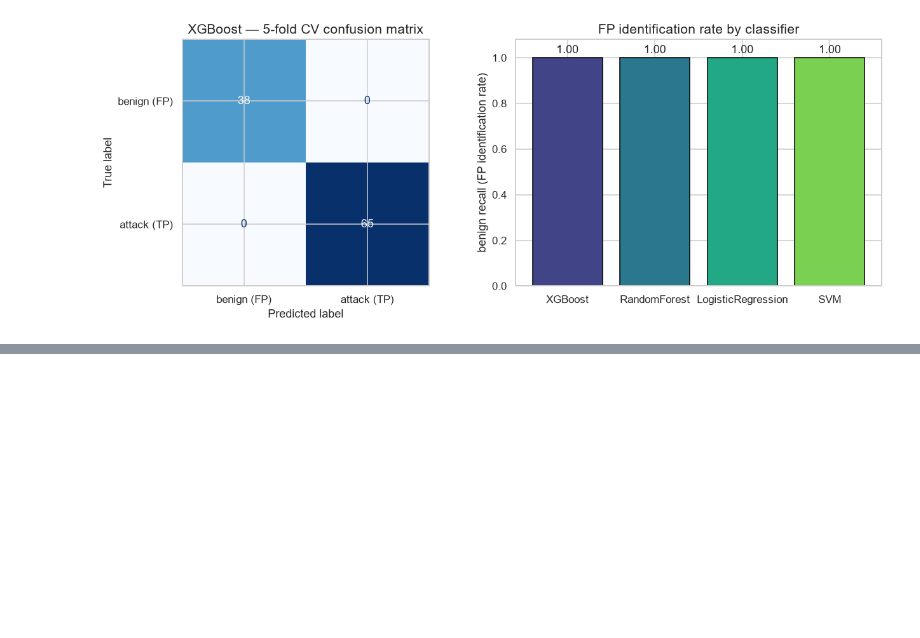
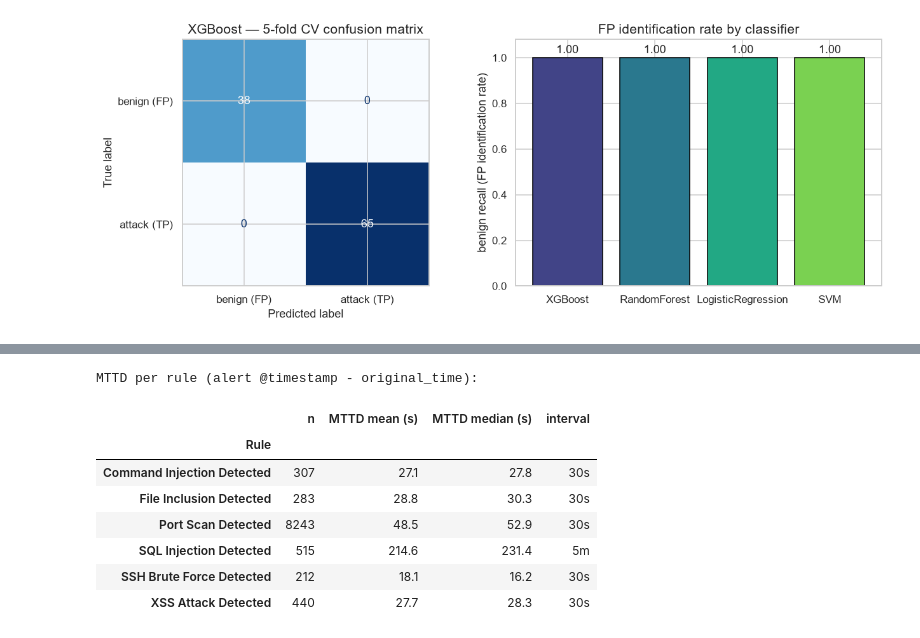
Before and after one commit to cxuan03/CyREN, a Jupyter notebook: notebooks/objective4_system_evaluation.ipynb, the cells around one changed output, grey strips where cells are left out. Drawn from its saved outputs; the diff is of its cells as text; code cells hidden in the pictures; blank space fills up the shorter version.

```diff
--- a/notebooks/objective4_system_evaluation.ipynb
+++ b/notebooks/objective4_system_evaluation.ipynb
@@ -199,0 +242,51 @@ not the headline number, is the transferable result.
+# %%
+ES_OK = False
+try:
+    from elasticsearch import Elasticsearch
+    from config.settings import settings
+    from collections import defaultdict
+    from datetime import datetime
+
+    def _get(s, d):
+        if d in s: return s[d]
+        n = s
+        for p in d.split('.'):
+            if not isinstance(n, dict) or p not in n: return None
+            n = n[p]
+        return n
+    def _p(t):
+        try: return datetime.fromisoformat(t.replace('Z', '+00:00'))
+        except Exception: return None
+
+    es = Elasticsearch(settings.ELASTICSEARCH_URL,
+                       basic_auth=(settings.ELASTICSEARCH_USER, settings.ELASTICSEARCH_PASSWORD))
+    r = es.search(index='.alerts-security.alerts-default', size=10000,
+                  sort=[{'@timestamp': {'order': 'desc'}}],
+                  query={'bool': {'filter': [{'exists': {'field': 'kibana.alert.rule.name'}}]}})
+    per, iv = defaultdict(list), {}
+    for h in r['hits']['hits']:
+        s = h['_source']; rule = _get(s, 'kibana.alert.rule.name')
+        at = _p(_get(s, '@timestamp')); ot = _p(_get(s, 'kibana.alert.original_time'))
+        if rule and at and ot and (at - ot).total_seconds() >= 0:
+            per[rule].append((at - ot).total_seconds())
+            iv.setdefault(rule, _get(s, 'kibana.alert.rule.interval'))
+    mttd_df = pd.DataFrame([
+        {'Rule': k, 'n': len(v), 'MTTD mean (s)': round(float(np.mean(v)), 1),
+         'MTTD median (s)': round(float(np.median(v)), 1), 'interval': iv.get(k)}
+        for k, v in sorted(per.items())]).set_index('Rule')
+    ES_OK = True
+    print('MTTD per rule (alert @timestamp - original_time):')
+except Exception as ex:
+    print('Elasticsearch not available:', ex)
+    print('Run scripts/measure_mttd.py when the detection engine is up.')
+mttd_df if ES_OK else None
+# %% [output]
+MTTD per rule (alert @timestamp - original_time):
+|  | n | MTTD mean (s) | MTTD median (s) | interval |
+| Rule |  |  |  |  |
+| Command Injection Detected | 307 | 27.1 | 27.8 | 30s |
+| File Inclusion Detected | 283 | 28.8 | 30.3 | 30s |
+| Port Scan Detected | 8243 | 48.5 | 52.9 | 30s |
+| SQL Injection Detected | 515 | 214.6 | 231.4 | 5m |
+| SSH Brute Force Detected | 212 | 18.1 | 16.2 | 30s |
+| XSS Attack Detected | 440 | 27.7 | 28.3 | 30s |
```
Also changed, not shown: parts of 10 cells of this notebook, 2 other files.
